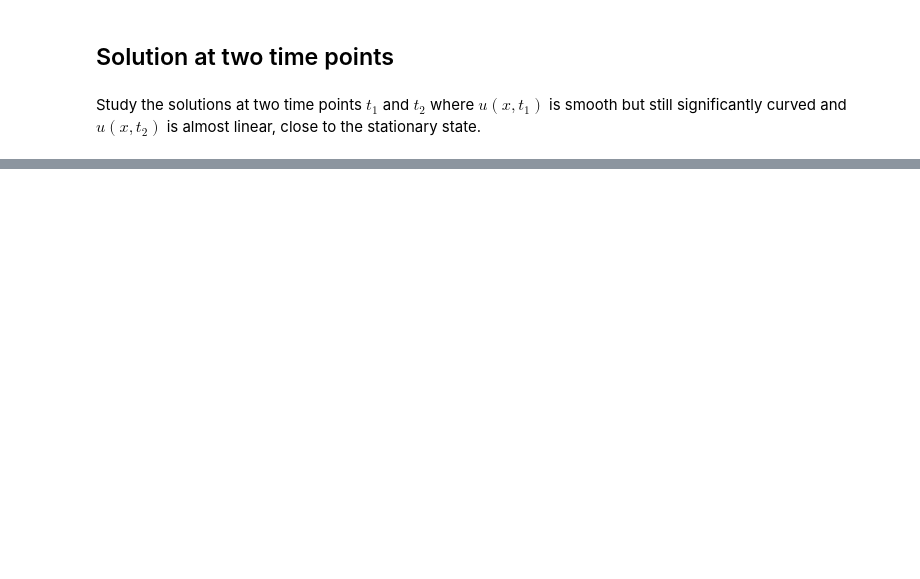
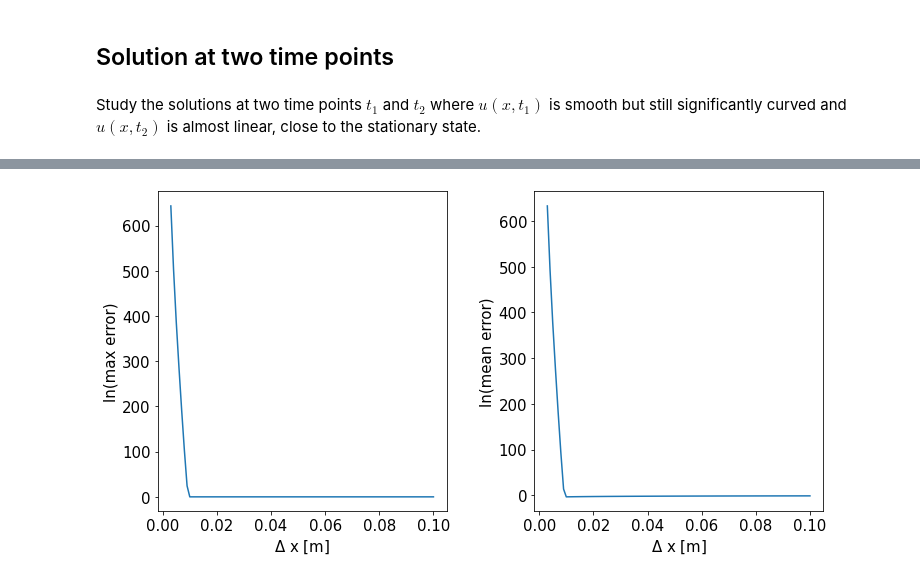
Before and after one commit to am-kaiser/CompSci-Project-2, a Jupyter notebook: PDE_Solver/examples/heat_equation.ipynb, the cells around one changed output, grey strips where cells are left out. Saved outputs shown, nothing was run; the diff lists cells and outputs as text; code cells hidden in the pictures; blank space fills up the shorter version.

```diff
--- a/PDE_Solver/examples/heat_equation.ipynb
+++ b/PDE_Solver/examples/heat_equation.ipynb
@@ -158,0 +191,32 @@ Text(0.5, 1.0, '$t = t_2$')
+# %%
+delta_x = np.arange(0.003, 0.101, 1/1000)
+max_error = np.empty([1, len(delta_x)])
+max_error[:] = np.nan
+mean_error = np.empty([1, len(delta_x)])
+mean_error[:] = np.nan
+
+for index, dx in enumerate(delta_x):
+    params.dx = dx
+    _, _, u_euler_temp_dx = apply_euler_algorithm(params)
+    max_error[0, index] = np.nanmax(u_euler_temp_dx)
+    mean_error[0, index] = np.nanmean(u_euler_temp_dx)
+
+max_error = max_error.flatten()
+mean_error = mean_error.flatten()
+# %%
+%matplotlib inline
+plt.rc('font', **{'size':'15'})
+fig, axs = plt.subplots(1, 2, figsize=(10,5))
+fig.tight_layout(pad=0.4, w_pad=3, h_pad=3.0)
+
+axs[0].plot(delta_x, np.log(max_error))
+axs[0].set_xlabel(r'$\Delta$ x [m]')
+axs[0].set_ylabel('ln(max error)')
+
+axs[1].plot(delta_x, np.log(mean_error))
+axs[1].set_xlabel(r'$\Delta$ x [m]')
+axs[1].set_ylabel('ln(mean error)')
+
+plt.savefig('images\max_mean_error_over_delta_x.png')
+# %% [output]
+[figure, added]
```
Also changed, not shown: parts of 7 cells of this notebook, 9 other files.
